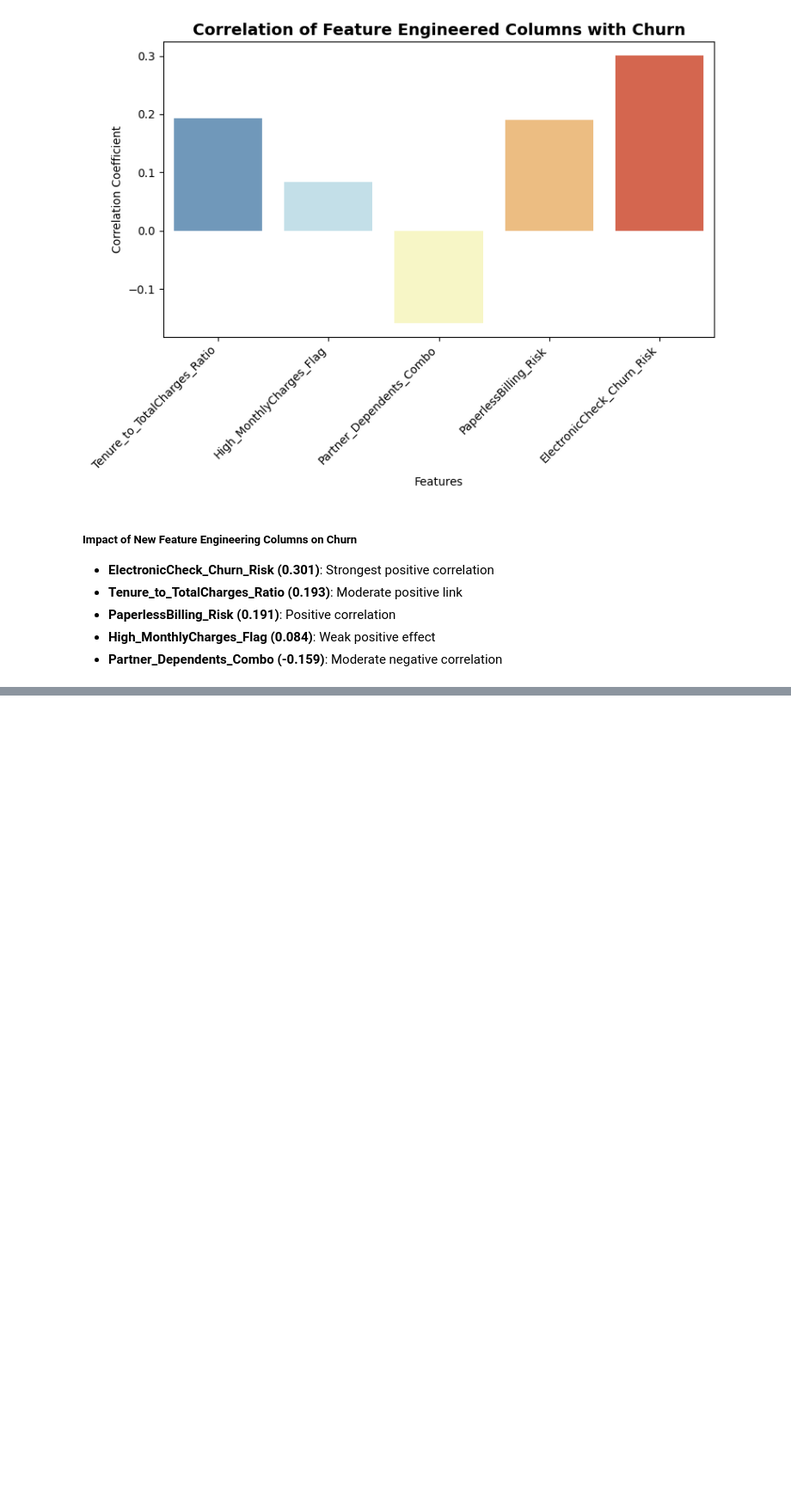
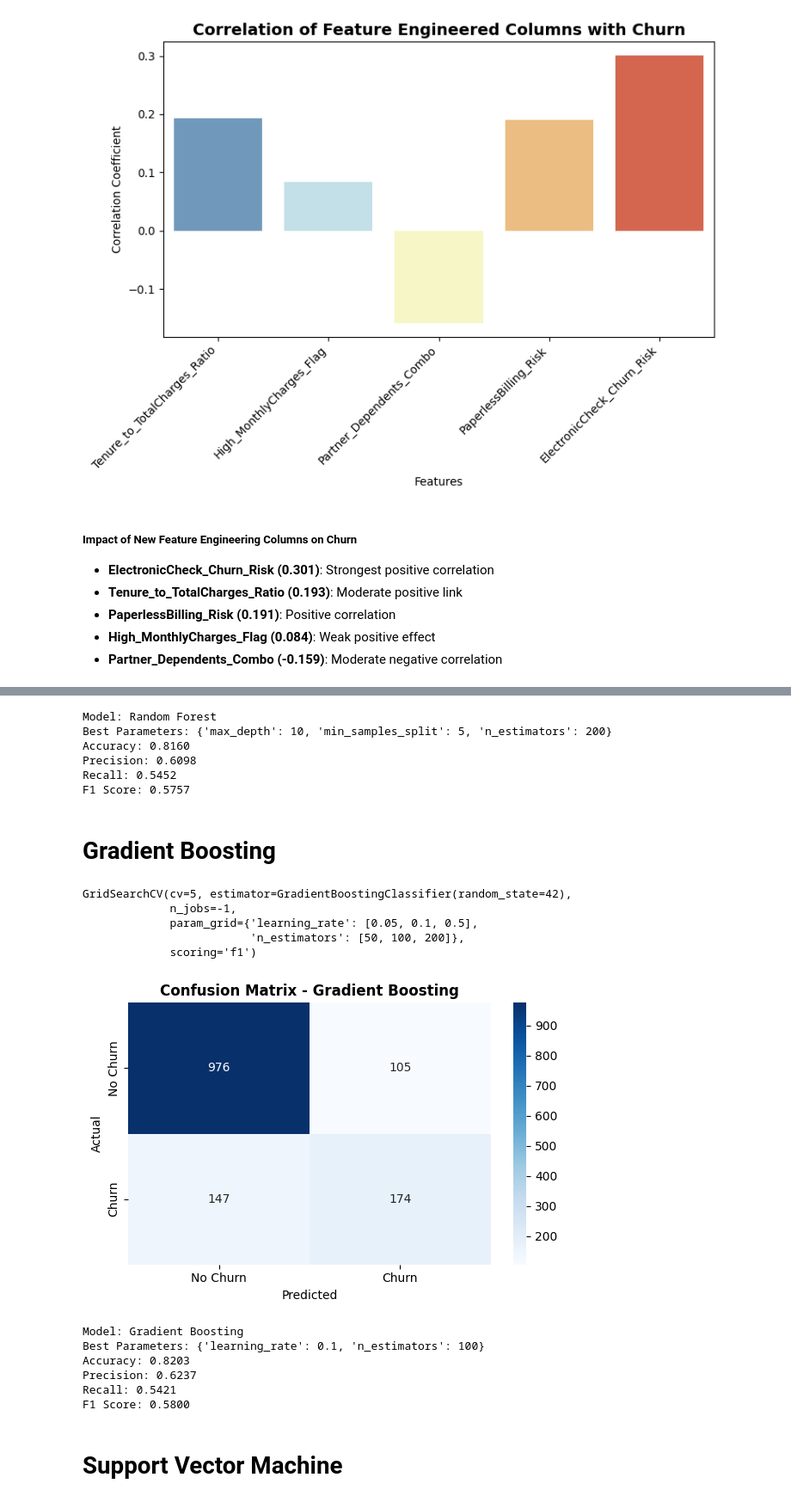
Before and after one commit to Tokal-27/GTC-Customer-Churn-Prediction, a Jupyter notebook: Customer_Churn_.ipynb, the cells around one changed output, grey strips where cells are left out. Shown at 86% size. Cells and saved outputs as stored; diff of their text form; code cells hidden in the pictures; blank space fills up the shorter version.

```diff
--- a/Customer_Churn_.ipynb
+++ b/Customer_Churn_.ipynb
@@ -610,0 +665,69 @@ Name: Churn, dtype: float64
+# %%
+# Print results
+print("Model: Random Forest")
+print(f"Best Parameters: {grid.best_params_}")
+print(f"Accuracy: {acc:.4f}")
+print(f"Precision: {prec:.4f}")
+print(f"Recall: {rec:.4f}")
+print(f"F1 Score: {f1:.4f}")
+# %% [output]
+Model: Random Forest
+Best Parameters: {'max_depth': 10, 'min_samples_split': 5, 'n_estimators': 200}
+Accuracy: 0.8160
+Precision: 0.6098
+Recall: 0.5452
+F1 Score: 0.5757
+# %% [markdown]
+# **Gradient Boosting**
+# %%
+model = GradientBoostingClassifier(random_state=42)
+param_grid = {'n_estimators': [50, 100, 200], 'learning_rate': [0.05, 0.1, 0.5]}
+grid = GridSearchCV(model, param_grid, cv=5, scoring='f1', n_jobs=-1)
+grid.fit(X_train_scaled, y_train)
+# %% [output]
+GridSearchCV(cv=5, estimator=GradientBoostingClassifier(random_state=42),
+             n_jobs=-1,
+             param_grid={'learning_rate': [0.05, 0.1, 0.5],
+                         'n_estimators': [50, 100, 200]},
+             scoring='f1')
+# %%
+# Get best model
+best_model = grid.best_estimator_
+y_pred = best_model.predict(X_test_scaled)
+# %%
+# Compute metrics
+cm = confusion_matrix(y_test, y_pred)
+acc = accuracy_score(y_test, y_pred)
+prec = precision_score(y_test, y_pred)
+rec = recall_score(y_test, y_pred)
+f1 = f1_score(y_test, y_pred)
+# %%
+# Plot confusion matrix
+plt.figure(figsize=(6, 4))
+sns.heatmap(cm, annot=True, fmt='d', cmap='Blues',
+            xticklabels=['No Churn', 'Churn'],
+            yticklabels=['No Churn', 'Churn'])
+plt.title('Confusion Matrix - Gradient Boosting', fontweight='bold')
+plt.xlabel('Predicted')
+plt.ylabel('Actual')
+plt.tight_layout()
+plt.show()
+# %% [output]
+[figure, added]
+# %%
+# Print results
+print("Model: Gradient Boosting")
+print(f"Best Parameters: {grid.best_params_}")
+print(f"Accuracy: {acc:.4f}")
+print(f"Precision: {prec:.4f}")
+print(f"Recall: {rec:.4f}")
+print(f"F1 Score: {f1:.4f}")
+# %% [output]
+Model: Gradient Boosting
+Best Parameters: {'learning_rate': 0.1, 'n_estimators': 100}
+Accuracy: 0.8203
+Precision: 0.6237
+Recall: 0.5421
+F1 Score: 0.5800
+# %% [markdown]
+# **Support Vector Machine**
```
Also changed, not shown: parts of 43 cells of this notebook.
